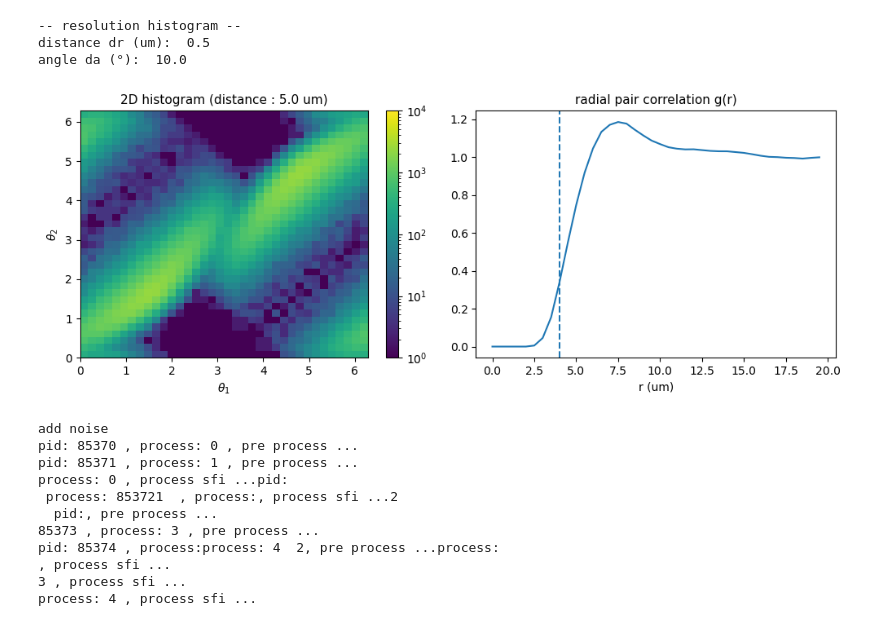
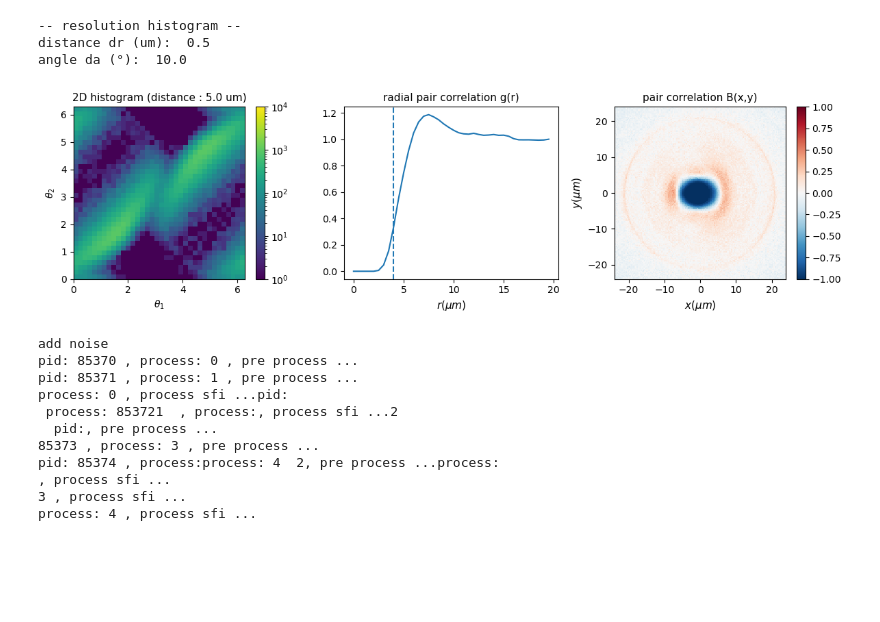
Before and after one commit to jhem272/sfiabp_py, a Jupyter notebook: tutorial3_flock.ipynb, the cells around one changed output. Saved outputs shown, nothing was run; the diff lists cells and outputs as text; code cells hidden in the pictures; blank space fills up the shorter version.

```diff
--- a/tutorial3_flock.ipynb
+++ b/tutorial3_flock.ipynb
@@ -34,13 +34,13 @@ SubDir = 'tutorial/tuto3'
 os.makedirs(SubDir,exist_ok=True)
 
 # original data file
-PathDataFile = ('data/Ominimal_model3_small_5000f.pkl')
+PathDataFile = ('tutorial/data/Ominimal_model3_small_5000f.pkl')
 # sfi file
-PathSfiFile = SubDir + '/S_Trigo_200f.pkl'
+PathSfiFile = SubDir + '/S_Trigo.pkl'
 # simulation file after inference
-PathSimFile = SubDir + '/Sim_Trigo_200f.pkl'
+PathSimFile = SubDir + '/Sim_Trigo.pkl'
 # video file
-PathVideoFile = SubDir + '/Video_Trigo_200f.mp4'
+PathVideoFile = SubDir + '/Video_Trigo.mp4'
 
 # Sim = getpkl(PathDataFile)
 # np.shape(Sim['X_Raw'])
@@ -130,42 +117,54 @@ KeyboardInterrupt:
 Data = getpkl(PathDataFile)
 
 # creation of the figure
-fig, (ax1,ax2) = plt.subplots(1,2,figsize=(10,4))
-fontisze = 11
+fig, (ax1,ax2,ax3) = plt.subplots(1,3,figsize=(12,3.5))
+
+fontsize_title = 11
+fontsize_label = 11
 
 # plot the 2D histogram
 histo = Data['histo']['histo'] # histogram
 vecr = Data['histo']['vecr'] # radial bins
 veca = Data['histo']['veca'] # angular bins
 # histo = Sabp['psfi']['histo'][0] # histogram
 # vecr = Sabp['psfi']['histo_vecr'] # radial bins
 # veca = Sabp['psfi']['histo_veca'] # angular bins
 dij = 5 # interparticle distance (um)
 ir = np.where(dij-vecr >= 0, dij-vecr, np.inf).argmin()
 ti,tj = np.meshgrid(veca,veca)
 pcm0 = ax1.pcolormesh( ti, tj, histo[ir],
             cmap='viridis',norm=colors.LogNorm(vmin=1,vmax=1e4,clip=True))
 fig.colorbar(pcm0)
-ax1.set_title( "2D histogram (distance : %.1f um)"%(dij),fontsize=fontisze)
+ax1.set_title( "2D histogram (distance : %.1f um)"%(dij),fontsize=fontsize_title)
 ax1.set_xlabel('$\\theta_1$')
 ax1.set_ylabel('$\\theta_2$')
 
 # plot the radial pair correlation g(r)
 ax2.plot(vecr[:-1],Data['histo']['h1n'])
-ax2.set_title('radial pair correlation g(r)',fontsize=fontisze)
-ax2.set_xlabel('r (um)')
+ax2.set_title('radial pair correlation g(r)',fontsize=fontsize_title)
+ax2.set_xlabel('$r (\\mu m)$',fontsize=fontsize_label)
 ax2.axvline(4,ls='--')
+
+# plot the pair corel function B(x,y)
+vecxy = Data['corel']['vecxy']
+tx,ty = np.meshgrid(vecxy,vecxy,indexing='ij')
+pcm0 = ax3.pcolor( tx, ty, Data['corel']['hist_key'], cmap='RdBu_r', vmin=-1, vmax=1, linewidth=0, rasterized=True )
+cbar = fig.colorbar(pcm0)
+cbar.ax.tick_params(labelsize=10)
+ax3.set_title('pair correlation B(x,y)',fontsize=fontsize_title)
+ax3.set_xlabel('$x (\\mu m)$',fontsize=fontsize_label)
+ax3.set_ylabel('$y (\\mu m)$',fontsize=fontsize_label)
 
 fig.tight_layout()
 
 print('-- resolution histogram --')
 print('distance dr (um): ', vecr[1]-vecr[0])
 print('angle da (°): ', (veca[1]-vecr[0])*180/np.pi)
 # %% [output]
 -- resolution histogram --
 distance dr (um):  0.5
 angle da (°):  10.0
-[figure, old version]
+[figure, new version]
 # %%
 #### step 2 : process SFI ####
 # To infer the interactions, we apply the SFI analysis with the trigonometric basis functions
```
Also changed, not shown: parts of 11 cells of this notebook, 19 other files.
